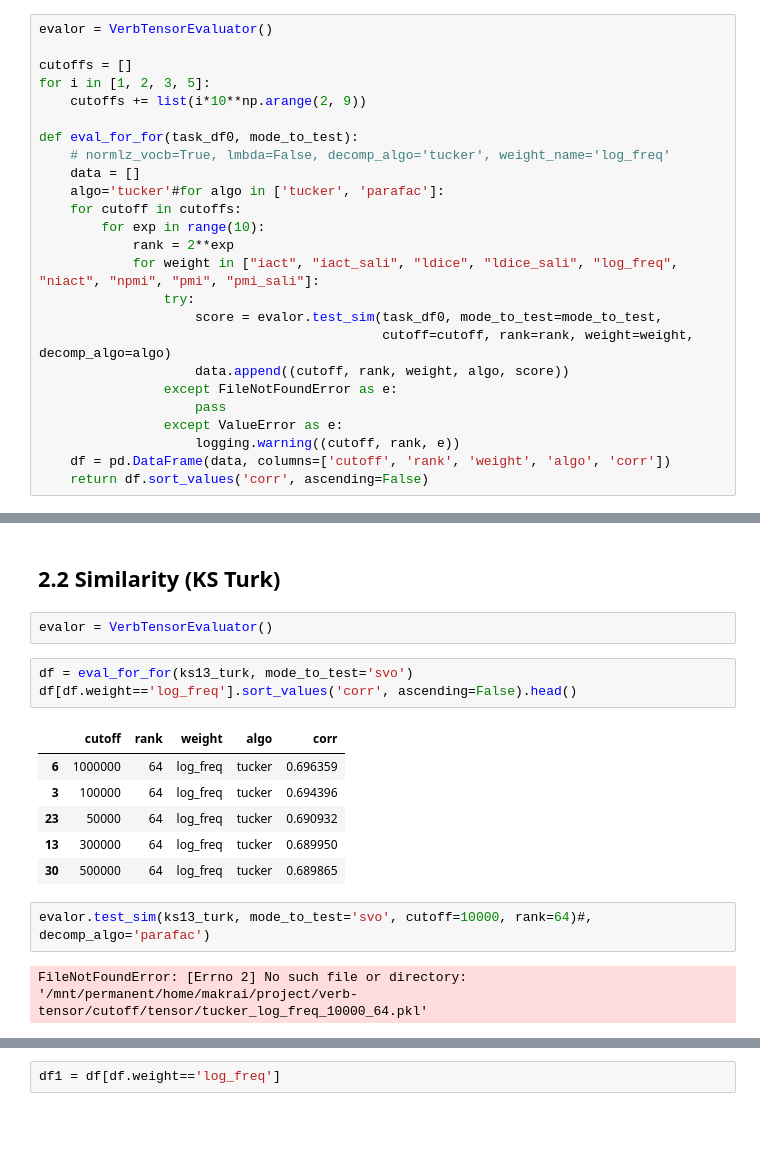
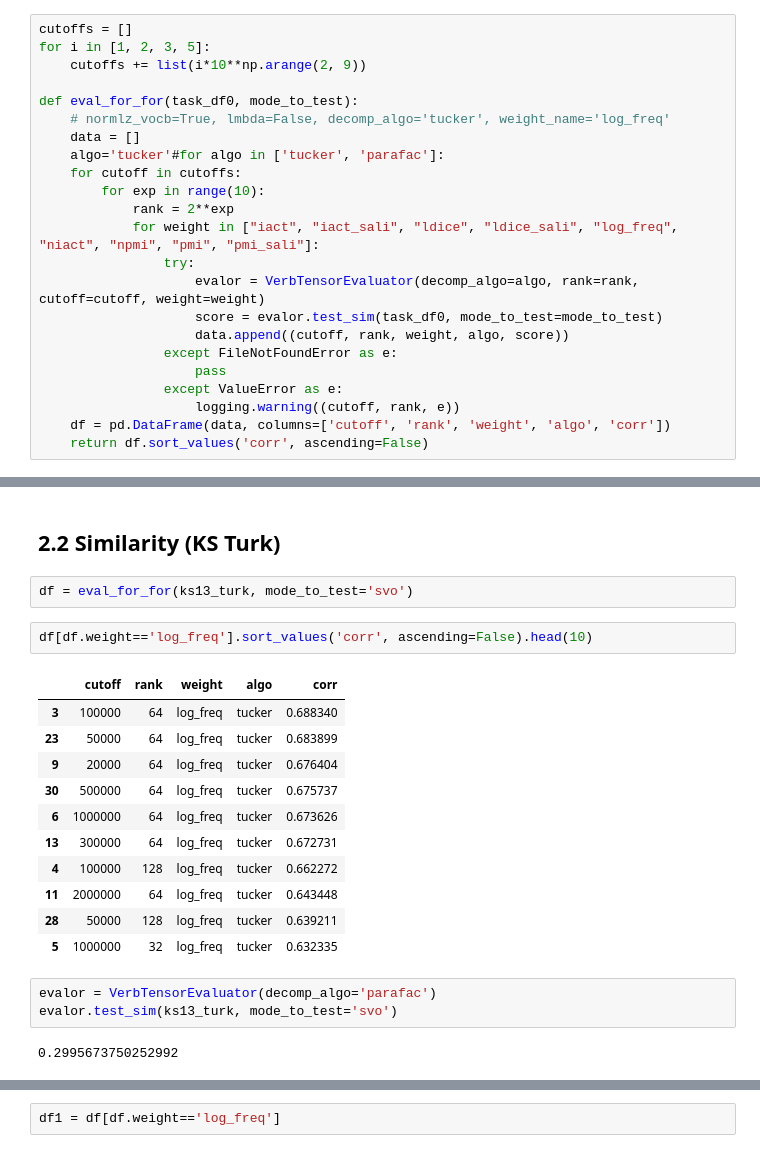
Before and after one commit to makrai/verb-tensor, a Jupyter notebook: eval.ipynb, the cells around one changed output, grey strips where cells are left out. Saved outputs shown, nothing was run; the diff lists cells and outputs as text; blank space fills up the shorter version.

```diff
--- a/eval.ipynb
+++ b/eval.ipynb
@@ -110,8 +110,6 @@ dtype: int64
 # %% [markdown]
 ## 1.2 Testing the verb tensor
 # %%
-evalor = VerbTensorEvaluator()
-
 cutoffs = []
 for i in [1, 2, 3, 5]:
     cutoffs += list(i*10**np.arange(2, 9))
@@ -125,8 +123,8 @@ def eval_for_for(task_df0, mode_to_test):
             rank = 2**exp
             for weight in ["iact", "iact_sali", "ldice", "ldice_sali", "log_freq", "niact", "npmi", "pmi", "pmi_sali"]:
                 try:
-                    score = evalor.test_sim(task_df0, mode_to_test=mode_to_test,
-                                            cutoff=cutoff, rank=rank, weight=weight, decomp_algo=algo)
+                    evalor = VerbTensorEvaluator(decomp_algo=algo, rank=rank, cutoff=cutoff, weight=weight)
+                    score = evalor.test_sim(task_df0, mode_to_test=mode_to_test)
                     data.append((cutoff, rank, weight, algo, score))
                 except FileNotFoundError as e:
                     pass
@@ -383,18 +381,23 @@ svo_df.sample(5)
 # %% [markdown]
 ## 2.2 Similarity (KS Turk)
-# %%
-evalor = VerbTensorEvaluator()
+# %%
+df = eval_for_for(ks13_turk, mode_to_test='svo')
 # %%
-df = eval_for_for(ks13_turk, mode_to_test='svo')
-df[df.weight=='log_freq'].sort_values('corr', ascending=False).head()
+df[df.weight=='log_freq'].sort_values('corr', ascending=False).head(10)
 # %% [output]
 |  | cutoff | rank | weight | algo | corr |
-| 6 | 1000000 | 64 | log_freq | tucker | 0.696359 |
-| 3 | 100000 | 64 | log_freq | tucker | 0.694396 |
-| 23 | 50000 | 64 | log_freq | tucker | 0.690932 |
-| 13 | 300000 | 64 | log_freq | tucker | 0.689950 |
-| 30 | 500000 | 64 | log_freq | tucker | 0.689865 |
+| 3 | 100000 | 64 | log_freq | tucker | 0.688340 |
+| 23 | 50000 | 64 | log_freq | tucker | 0.683899 |
+| 9 | 20000 | 64 | log_freq | tucker | 0.676404 |
+| 30 | 500000 | 64 | log_freq | tucker | 0.675737 |
+| 6 | 1000000 | 64 | log_freq | tucker | 0.673626 |
+| 13 | 300000 | 64 | log_freq | tucker | 0.672731 |
+| 4 | 100000 | 128 | log_freq | tucker | 0.662272 |
+| 11 | 2000000 | 64 | log_freq | tucker | 0.643448 |
+| 28 | 50000 | 128 | log_freq | tucker | 0.639211 |
+| 5 | 1000000 | 32 | log_freq | tucker | 0.632335 |
 # %%
-evalor.test_sim(ks13_turk, mode_to_test='svo', cutoff=10000, rank=64)#, decomp_algo='parafac')
+evalor = VerbTensorEvaluator(decomp_algo='parafac')
+evalor.test_sim(ks13_turk, mode_to_test='svo')
 # %% [output]
-FileNotFoundError: [Errno 2] No such file or directory: '/mnt/permanent/home/makrai/project/verb-tensor/cutoff/tensor/tucker_log_freq_10000_64.pkl'
+0.2995673750252992
```
Also changed, not shown: parts of 13 cells of this notebook.
